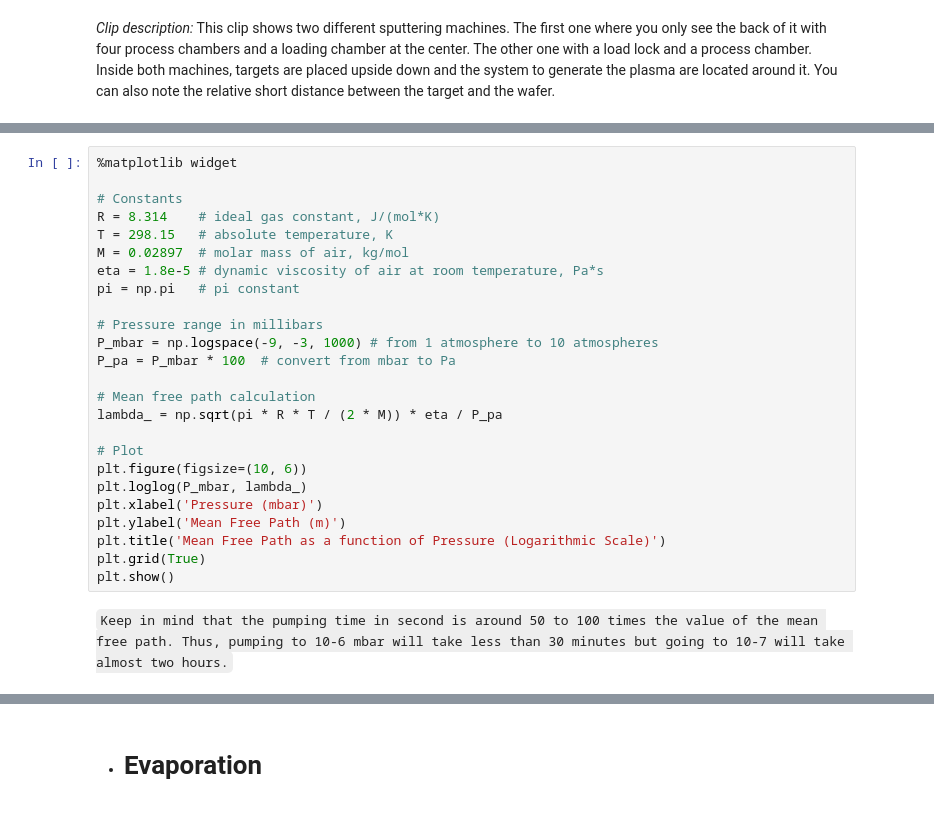
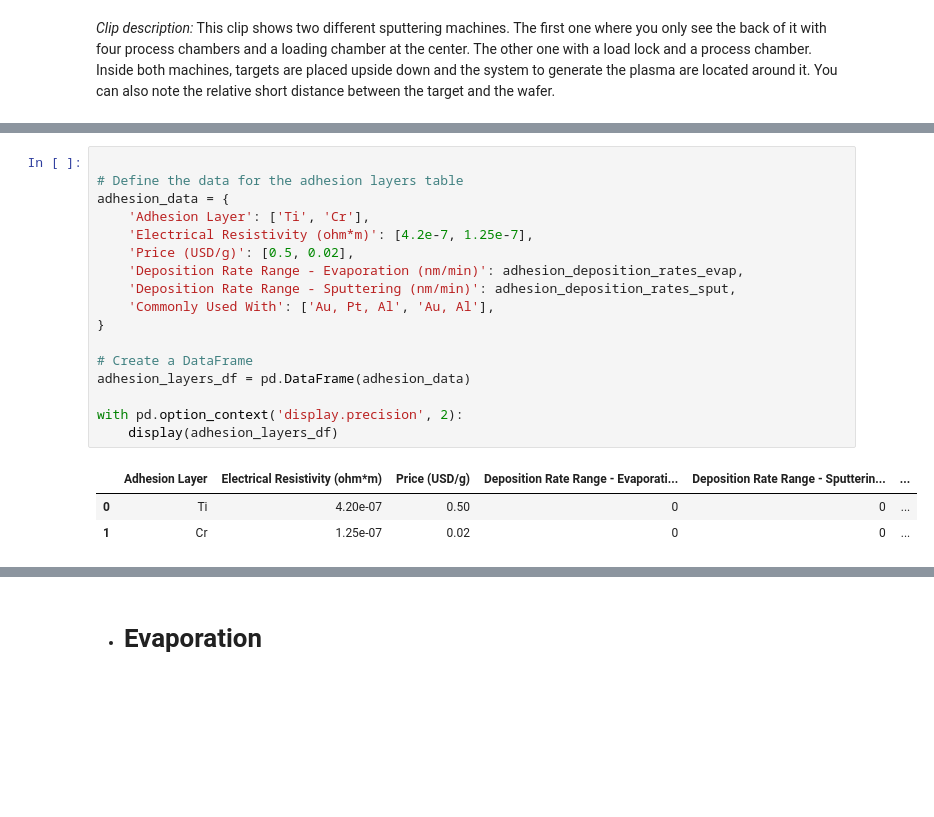
Before and after one commit to hernanfurci/Micro331PVD, a Jupyter notebook: thin_film_notebook.ipynb, the cells around one changed output, grey strips where cells are left out. Drawn from its saved outputs; the diff is of its cells as text; blank space fills up the shorter version.

```diff
--- a/thin_film_notebook.ipynb
+++ b/thin_film_notebook.ipynb
@@ -271,27 +165,21 @@ The mean free path, λ (l), can be calculated with the following equation:
-# %%
-%matplotlib widget
-
-# Constants
-R = 8.314    # ideal gas constant, J/(mol*K)
-T = 298.15   # absolute temperature, K
-M = 0.02897  # molar mass of air, kg/mol
-eta = 1.8e-5 # dynamic viscosity of air at room temperature, Pa*s
-pi = np.pi   # pi constant
-
-# Pressure range in millibars
-P_mbar = np.logspace(-9, -3, 1000) # from 1 atmosphere to 10 atmospheres
-P_pa = P_mbar * 100  # convert from mbar to Pa
-
-# Mean free path calculation
-lambda_ = np.sqrt(pi * R * T / (2 * M)) * eta / P_pa
-
-# Plot
-plt.figure(figsize=(10, 6))
-plt.loglog(P_mbar, lambda_)
-plt.xlabel('Pressure (mbar)')
-plt.ylabel('Mean Free Path (m)')
-plt.title('Mean Free Path as a function of Pressure (Logarithmic Scale)')
-plt.grid(True)
-plt.show()
-# %% [markdown]
-`Keep in mind that the pumping time in second is around 50 to 100 times the value of the mean free path. Thus, pumping to 10-6 mbar will take less than 30 minutes but going to 10-7 will take almost two hours.`
+# %%
+
+# Define the data for the adhesion layers table
+adhesion_data = {
+    'Adhesion Layer': ['Ti', 'Cr'],
+    'Electrical Resistivity (ohm*m)': [4.2e-7, 1.25e-7],
+    'Price (USD/g)': [0.5, 0.02],
+    'Deposition Rate Range - Evaporation (nm/min)': adhesion_deposition_rates_evap,
+    'Deposition Rate Range - Sputtering (nm/min)': adhesion_deposition_rates_sput,
+    'Commonly Used With': ['Au, Pt, Al', 'Au, Al'],
+}
+
+# Create a DataFrame
+adhesion_layers_df = pd.DataFrame(adhesion_data)
+
+with pd.option_context('display.precision', 2):
+    display(adhesion_layers_df)
+# %% [output]
+|  | Adhesion Layer | Electrical Resistivity (ohm*m) | Price (USD/g) | Deposition Rate Range - Evaporati... | Deposition Rate Range - Sputterin... | ... |
+| 0 | Ti | 4.20e-07 | 0.50 | 0 | 0 | ... |
+| 1 | Cr | 1.25e-07 | 0.02 | 0 | 0 | ... |
```
Also changed, not shown: parts of 43 cells of this notebook.
